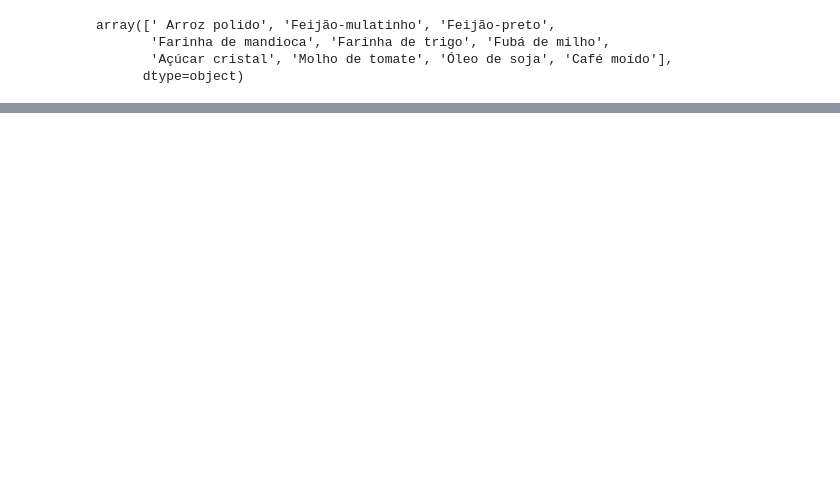
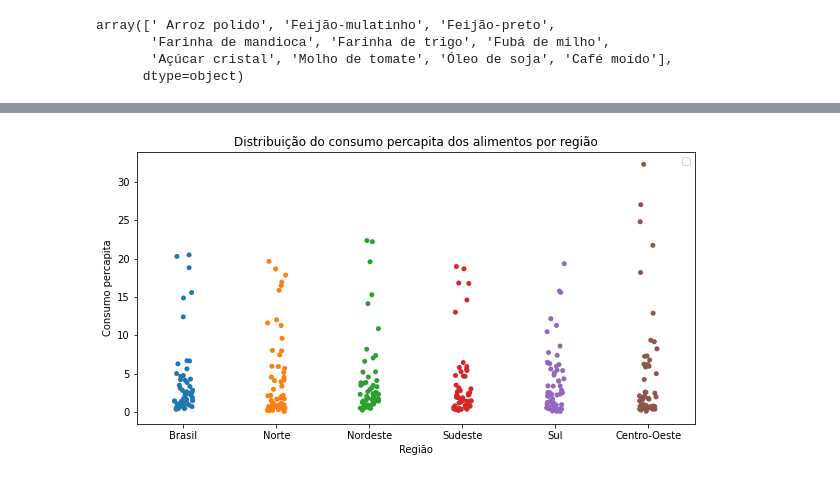
Before and after one commit to O-PY-THA-ON/dcc---fellowship-ci-ncia-de-dados, a Jupyter notebook: Desvio_Padrão_Consumo-1.ipynb, the cells around one changed output, grey strips where cells are left out. Cells and saved outputs as stored; diff of their text form; code cells hidden in the pictures; blank space fills up the shorter version.

```diff
--- a/Desvio_Padrão_Consumo-1.ipynb
+++ b/Desvio_Padrão_Consumo-1.ipynb
@@ -40,6 +58,5 @@ consumo_2.head()
 # %%
-fig1=px.scatter(consumo_2,x='Região',y='Consumo percapita',color='Items')
-fig1.update_layout(
-    title='Distribuição do consumo percapita dos alimentos por região'
-)
+plt.figure(figsize=(10,5))
+sns.stripplot(data=consumo_2,x='Região',y='Consumo percapita').set_title('Distribuição do consumo percapita dos alimentos por região')
+plt.legend([],[], frameon=True);
 # %% [output]
@@ -46,0 +63 @@ fig1.update_layout(
+[figure, added]
```
Also changed, not shown: parts of 20 cells of this notebook.
